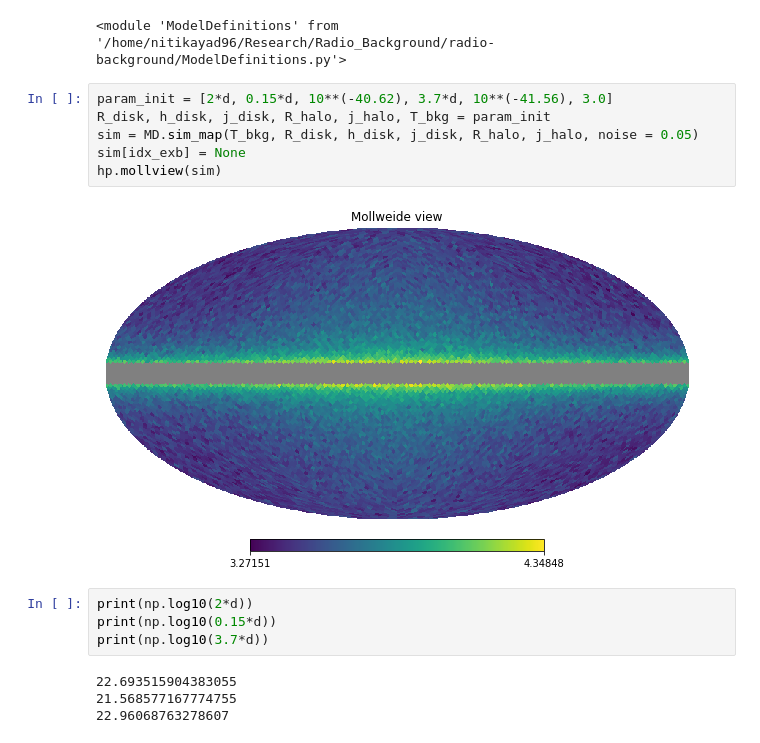
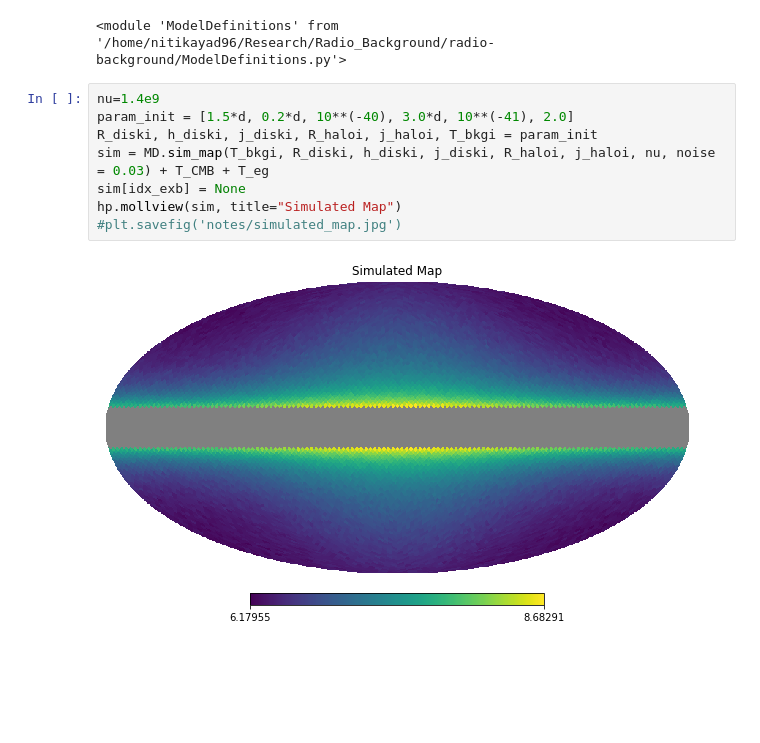
Before and after one commit to nitikayad96/radio-background, a Jupyter notebook: simulated-data.ipynb, the cells around one changed output. Saved outputs shown, nothing was run; the diff lists cells and outputs as text; blank space fills up the shorter version.

```diff
--- a/simulated-data.ipynb
+++ b/simulated-data.ipynb
@@ -15,18 +15,12 @@ importlib.reload(MD)
 # %% [output]
 <module 'ModelDefinitions' from '/home/nitikayad96/Research/Radio_Background/radio-background/ModelDefinitions.py'>
 # %%
-param_init = [2*d, 0.15*d, 10**(-40.62), 3.7*d, 10**(-41.56), 3.0]
-R_disk, h_disk, j_disk, R_halo, j_halo, T_bkg = param_init
-sim = MD.sim_map(T_bkg, R_disk, h_disk, j_disk, R_halo, j_halo, noise = 0.05)
+nu=1.4e9
+param_init = [1.5*d, 0.2*d, 10**(-40), 3.0*d, 10**(-41), 2.0]
+R_diski, h_diski, j_diski, R_haloi, j_haloi, T_bkgi = param_init
+sim = MD.sim_map(T_bkgi, R_diski, h_diski, j_diski, R_haloi, j_haloi, nu, noise = 0.03) + T_CMB + T_eg
 sim[idx_exb] = None
-hp.mollview(sim)
+hp.mollview(sim, title="Simulated Map")
+#plt.savefig('notes/simulated_map.jpg')
 # %% [output]
-[figure, old version]
+[figure, new version]
-# %%
-print(np.log10(2*d))
-print(np.log10(0.15*d))
-print(np.log10(3.7*d))
-# %% [output]
-22.693515904383055
-21.568577167774755
-22.96068763278607
```
Also changed, not shown: parts of 8 cells of this notebook, 50 other files.
